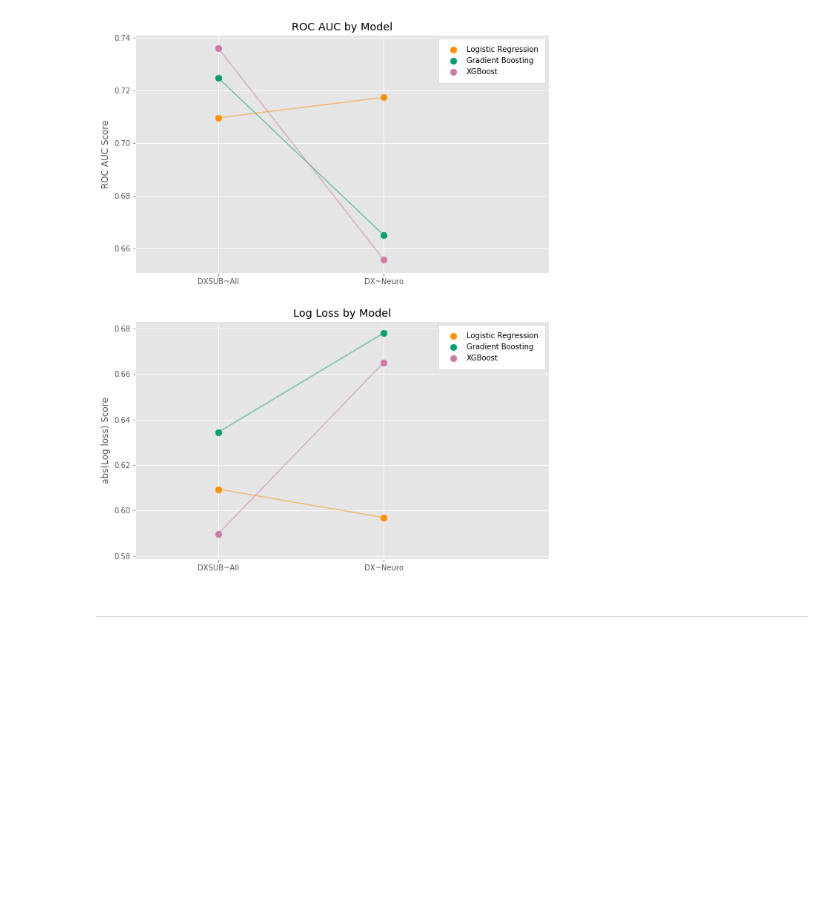
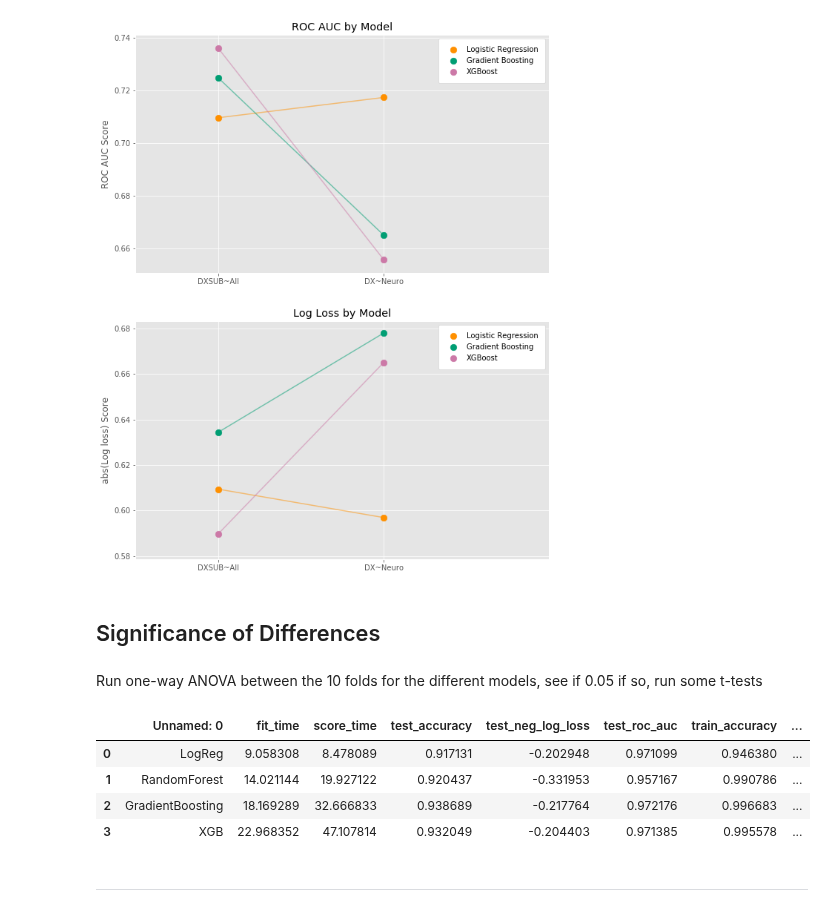
Before and after one commit to cjsmith015/Machine_Learning_and_ADHD, a Jupyter notebook: Supervised Learning.ipynb, the cells around one changed output. Cells and saved outputs as stored; diff of their text form; code cells hidden in the pictures; blank space fills up the shorter version.

Commit message:
Begin stats tests

```diff
--- a/Supervised Learning.ipynb
+++ b/Supervised Learning.ipynb
@@ -184,3 +184,8 @@ fig, axs = plt.subplots(2,1, figsize=(10,13))
 _ = create_metric_graph(model_dict_no_rf, metric_dict, axs)
 # %% [output]
 [figure]
+# %% [markdown]
+## Significance of Differences
+# %% [markdown]
+Run one-way ANOVA between the 10 folds for the different models, see if 0.05
+if so, run some t-tests
@@ -186,0 +194,8 @@ _ = create_metric_graph(model_dict_no_rf, metric_dict, axs)
+# %%
+pd.read_csv('csv_10/all_dx.csv')
+# %% [output]
+|  | Unnamed: 0 | fit_time | score_time | test_accuracy | test_neg_log_loss | test_roc_auc | train_accuracy | ... |
+| 0 | LogReg | 9.058308 | 8.478089 | 0.917131 | -0.202948 | 0.971099 | 0.946380 | ... |
+| 1 | RandomForest | 14.021144 | 19.927122 | 0.920437 | -0.331953 | 0.957167 | 0.990786 | ... |
+| 2 | GradientBoosting | 18.169289 | 32.666833 | 0.938689 | -0.217764 | 0.972176 | 0.996683 | ... |
+| 3 | XGB | 22.968352 | 47.107814 | 0.932049 | -0.204403 | 0.971385 | 0.995578 | ... |
```
Also changed, not shown: parts of 2 cells of this notebook, 1 other file.
